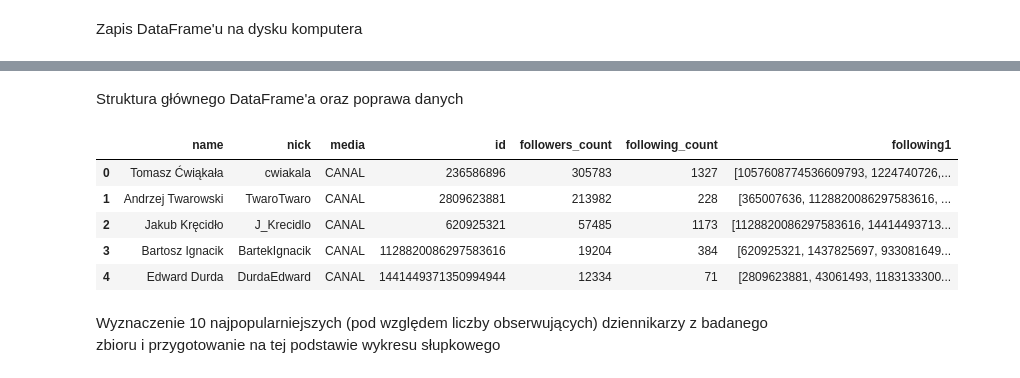
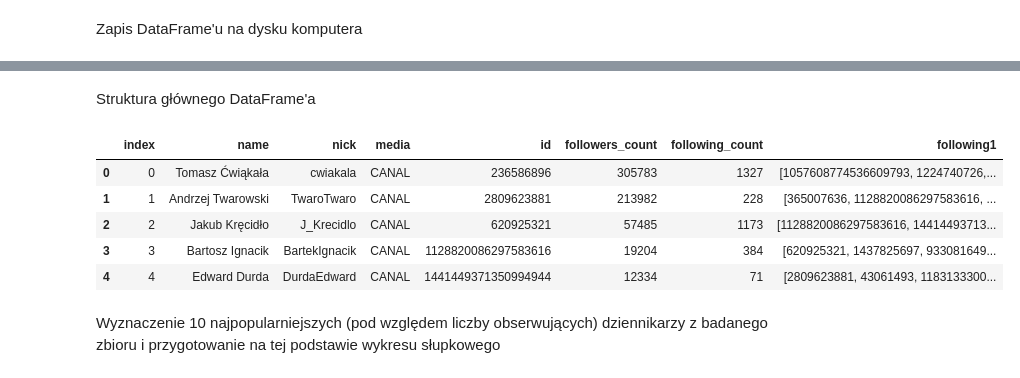
Before and after one commit to bart-kra/Python, a Jupyter notebook: tw_sport_journalists.ipynb, the cells around one changed output, grey strips where cells are left out. Saved outputs shown, nothing was run; the diff lists cells and outputs as text; code cells hidden in the pictures.

```diff
--- a/tw_sport_journalists.ipynb
+++ b/tw_sport_journalists.ipynb
@@ -80,29 +80,18 @@ files.download('output.csv')
 # %% [output]
 [interactive output not drawn]
 [interactive output not drawn]
+# %% [markdown]
+Struktura głównego DataFrame'a
 # %%
-df = pd.read_csv('output.csv')
+df = pd.read_csv('output1.csv')
+df.head()
+# %% [output]
+|  | index | name | nick | media | id | followers_count | following_count | following1 |
+| 0 | 0 | Tomasz Ćwiąkała | cwiakala | CANAL | 236586896 | 305783 | 1327 | [1057608774536609793, 1224740726,... |
+| 1 | 1 | Andrzej Twarowski | TwaroTwaro | CANAL | 2809623881 | 213982 | 228 | [365007636, 1128820086297583616, ... |
+| 2 | 2 | Jakub Kręcidło | J_Krecidlo | CANAL | 620925321 | 57485 | 1173 | [1128820086297583616, 14414493713... |
+| 3 | 3 | Bartosz Ignacik | BartekIgnacik | CANAL | 1128820086297583616 | 19204 | 384 | [620925321, 1437825697, 933081649... |
+| 4 | 4 | Edward Durda | DurdaEdward | CANAL | 1441449371350994944 | 12334 | 71 | [2809623881, 43061493, 1183133300... |
-# %% [markdown]
-Struktura głównego DataFrame'a oraz poprawa danych
-# %%
-df = df.drop(['Unnamed: 0'], axis=1)
-nick = 'wina_mazurka'
-user = api.get_user(nick)
-fl_fix = []
-for i, _id in enumerate(tweepy.Cursor(api.friends_ids, screen_name = nick).items()):
-  fl_fix.append(_id)
-fl_fix = str(fl_fix)
-
-df.loc[11, 'following1'] = fl_fix
-
-df.head()
-# %% [output]
-|  | name | nick | media | id | followers_count | following_count | following1 |
-| 0 | Tomasz Ćwiąkała | cwiakala | CANAL | 236586896 | 305783 | 1327 | [1057608774536609793, 1224740726,... |
-| 1 | Andrzej Twarowski | TwaroTwaro | CANAL | 2809623881 | 213982 | 228 | [365007636, 1128820086297583616, ... |
-| 2 | Jakub Kręcidło | J_Krecidlo | CANAL | 620925321 | 57485 | 1173 | [1128820086297583616, 14414493713... |
-| 3 | Bartosz Ignacik | BartekIgnacik | CANAL | 1128820086297583616 | 19204 | 384 | [620925321, 1437825697, 933081649... |
-| 4 | Edward Durda | DurdaEdward | CANAL | 1441449371350994944 | 12334 | 71 | [2809623881, 43061493, 1183133300... |
 # %% [markdown]
 Wyznaczenie 10 najpopularniejszych (pod względem liczby obserwujących) dziennikarzy z badanego zbioru i przygotowanie na tej podstawie wykresu słupkowego
 # %%
```
Also changed, not shown: parts of 15 cells of this notebook.
